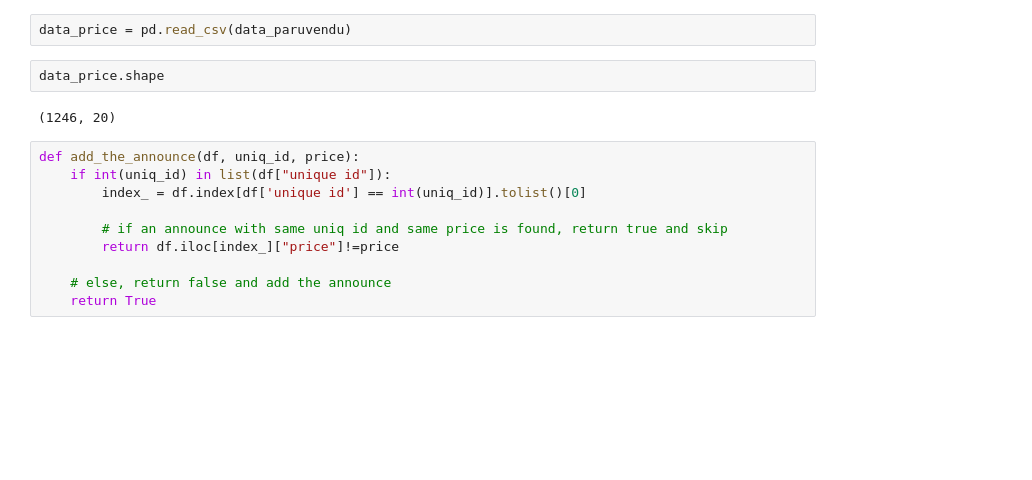
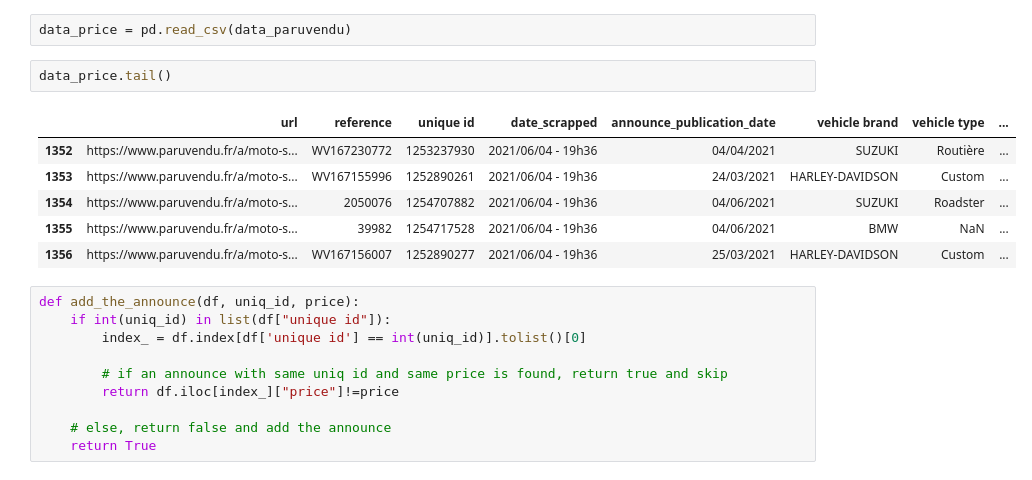
Before and after one commit to AnthonyDF/tresboncoin, a Jupyter notebook: notebooks/victor/paruvendu/paruvendu.ipynb, the cells around one changed output. Drawn from its saved outputs; the diff is of its cells as text; blank space fills up the shorter version.

```diff
--- a/notebooks/victor/paruvendu/paruvendu.ipynb
+++ b/notebooks/victor/paruvendu/paruvendu.ipynb
@@ -221,9 +221,14 @@ data_paruvendu = "../../../tresboncoin/data/paruvendu.csv"
 # %%
 data_price = pd.read_csv(data_paruvendu)
 # %%
-data_price.shape
+data_price.tail()
 # %% [output]
-(1246, 20)
+|  | url | reference | unique id | date_scrapped | announce_publication_date | vehicle brand | vehicle type | ... |
+| 1352 | https://www.paruvendu.fr/a/moto-s... | WV167230772 | 1253237930 | 2021/06/04 - 19h36 | 04/04/2021 | SUZUKI | Routière | ... |
+| 1353 | https://www.paruvendu.fr/a/moto-s... | WV167155996 | 1252890261 | 2021/06/04 - 19h36 | 24/03/2021 | HARLEY-DAVIDSON | Custom | ... |
+| 1354 | https://www.paruvendu.fr/a/moto-s... | 2050076 | 1254707882 | 2021/06/04 - 19h36 | 04/06/2021 | SUZUKI | Roadster | ... |
+| 1355 | https://www.paruvendu.fr/a/moto-s... | 39982 | 1254717528 | 2021/06/04 - 19h36 | 04/06/2021 | BMW | NaN | ... |
+| 1356 | https://www.paruvendu.fr/a/moto-s... | WV167156007 | 1252890277 | 2021/06/04 - 19h36 | 25/03/2021 | HARLEY-DAVIDSON | Custom | ... |
 # %%
 def add_the_announce(df, uniq_id, price):
     if int(uniq_id) in list(df["unique id"]):
```
Also changed, not shown: parts of 2 cells of this notebook, 8 other files.
